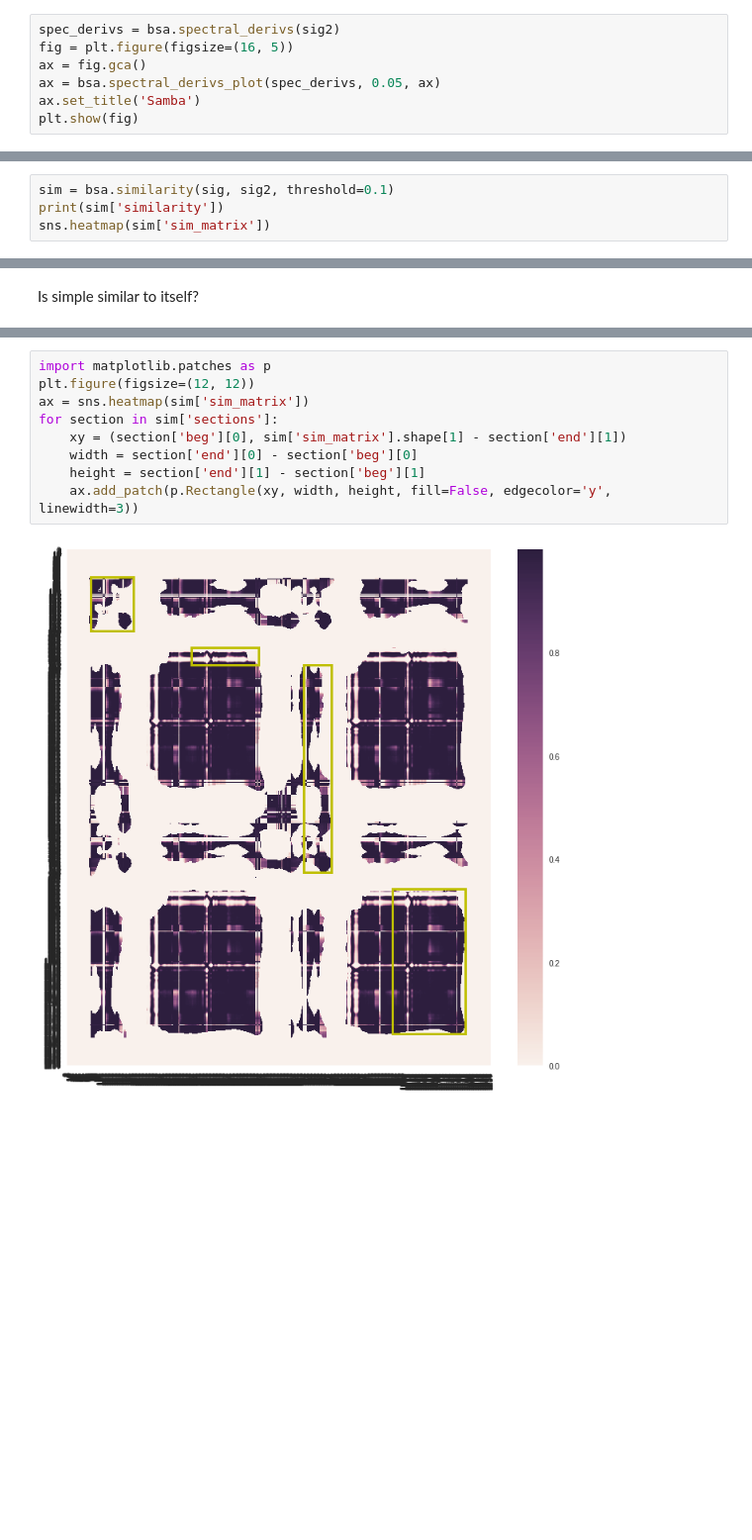
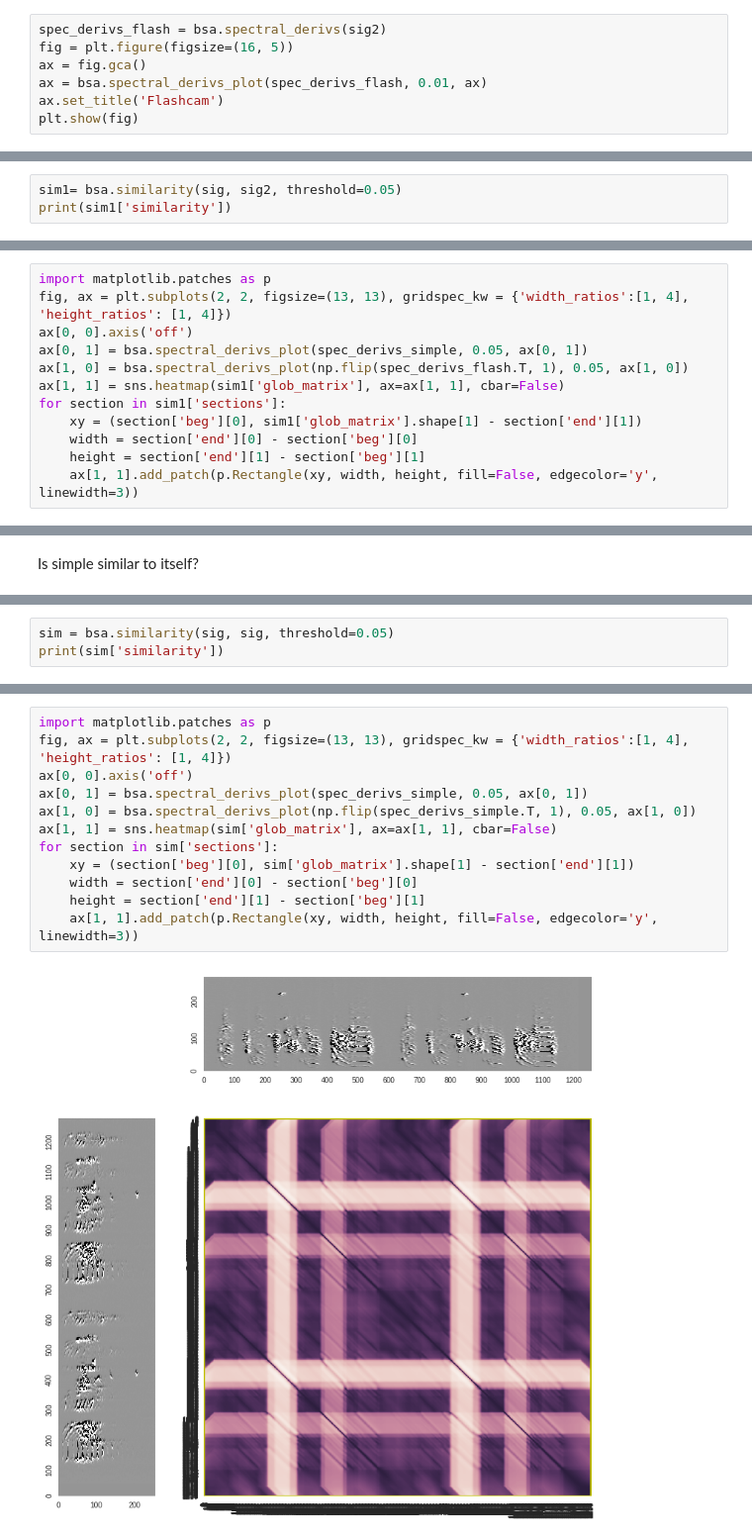
Before and after one commit to PaulEcoffet/birdsonganalysis, a Jupyter notebook: notebooks/Similarity.ipynb, the cells around one changed output, grey strips where cells are left out. Shown at 99% size. Cells and saved outputs as stored; diff of their text form; blank space fills up the shorter version.

Commit message:
Add analysis of similarity

```diff
--- a/notebooks/Similarity.ipynb
+++ b/notebooks/Similarity.ipynb
@@ -24,10 +24,10 @@ plt.show(fig)
 # %% [output]
 [figure]
 # %%
-spec_derivs = bsa.spectral_derivs(sig2)
+spec_derivs_flash = bsa.spectral_derivs(sig2)
 fig = plt.figure(figsize=(16, 5))
 ax = fig.gca()
-ax = bsa.spectral_derivs_plot(spec_derivs, 0.05, ax)
-ax.set_title('Samba')
+ax = bsa.spectral_derivs_plot(spec_derivs_flash, 0.01, ax)
+ax.set_title('Flashcam')
 plt.show(fig)
 # %% [output]
@@ -39,5 +39,4 @@ Let's see if simple could is similar to the reference song samba
 # %%
-sim = bsa.similarity(sig, sig2, threshold=0.1)
-print(sim['similarity'])
-sns.heatmap(sim['sim_matrix'])
+sim1= bsa.similarity(sig, sig2, threshold=0.05)
+print(sim1['similarity'])
 # %% [output]
@@ -46,0 +44,12 @@ sns.heatmap(sim['sim_matrix'])
+# %%
+import matplotlib.patches as p
+fig, ax = plt.subplots(2, 2, figsize=(13, 13), gridspec_kw = {'width_ratios':[1, 4], 'height_ratios': [1, 4]})
+ax[0, 0].axis('off')
+ax[0, 1] = bsa.spectral_derivs_plot(spec_derivs_simple, 0.05, ax[0, 1])
+ax[1, 0] = bsa.spectral_derivs_plot(np.flip(spec_derivs_flash.T, 1), 0.05, ax[1, 0])
+ax[1, 1] = sns.heatmap(sim1['glob_matrix'], ax=ax[1, 1], cbar=False)
+for section in sim1['sections']:
+    xy = (section['beg'][0], sim1['glob_matrix'].shape[1] - section['end'][1])
+    width = section['end'][0] - section['beg'][0]
+    height = section['end'][1] - section['beg'][1]
+    ax[1, 1].add_patch(p.Rectangle(xy, width, height, fill=False, edgecolor='y', linewidth=3))
@@ -52,0 +72,3 @@ Simple is similar to itself at 55%. It supposed to be close to itself at at leas
+# %%
+sim = bsa.similarity(sig, sig, threshold=0.05)
+print(sim['similarity'])
@@ -53,11 +79,14 @@ Simple is similar to itself at 55%. It supposed to be close to itself at at leas
 # %%
 import matplotlib.patches as p
-plt.figure(figsize=(12, 12))
-ax = sns.heatmap(sim['sim_matrix'])
+fig, ax = plt.subplots(2, 2, figsize=(13, 13), gridspec_kw = {'width_ratios':[1, 4], 'height_ratios': [1, 4]})
+ax[0, 0].axis('off')
+ax[0, 1] = bsa.spectral_derivs_plot(spec_derivs_simple, 0.05, ax[0, 1])
+ax[1, 0] = bsa.spectral_derivs_plot(np.flip(spec_derivs_simple.T, 1), 0.05, ax[1, 0])
+ax[1, 1] = sns.heatmap(sim['glob_matrix'], ax=ax[1, 1], cbar=False)
 for section in sim['sections']:
-    xy = (section['beg'][0], sim['sim_matrix'].shape[1] - section['end'][1])
+    xy = (section['beg'][0], sim['glob_matrix'].shape[1] - section['end'][1])
     width = section['end'][0] - section['beg'][0]
     height = section['end'][1] - section['beg'][1]
-    ax.add_patch(p.Rectangle(xy, width, height, fill=False, edgecolor='y', linewidth=3))
+    ax[1, 1].add_patch(p.Rectangle(xy, width, height, fill=False, edgecolor='y', linewidth=3))
 # %% [output]
-[figure, old version]
+[figure, new version]
```
Also changed, not shown: parts of 20 cells of this notebook, 4 other files.
